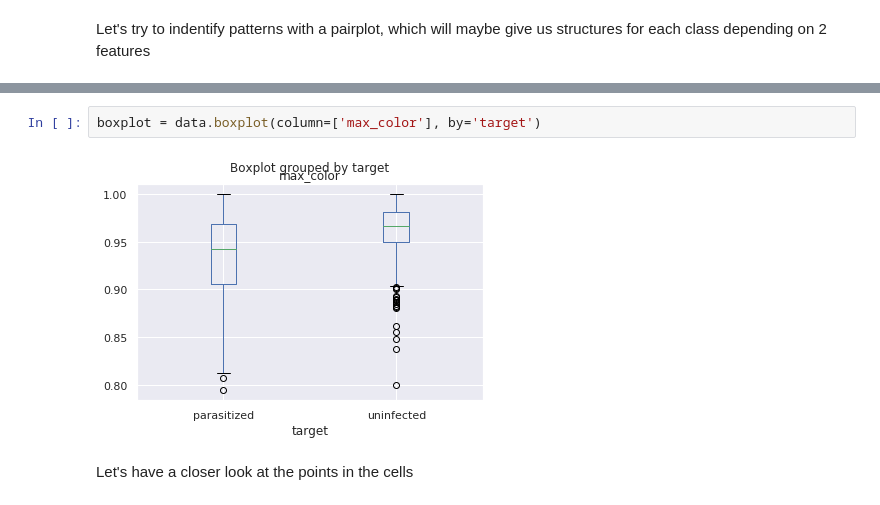
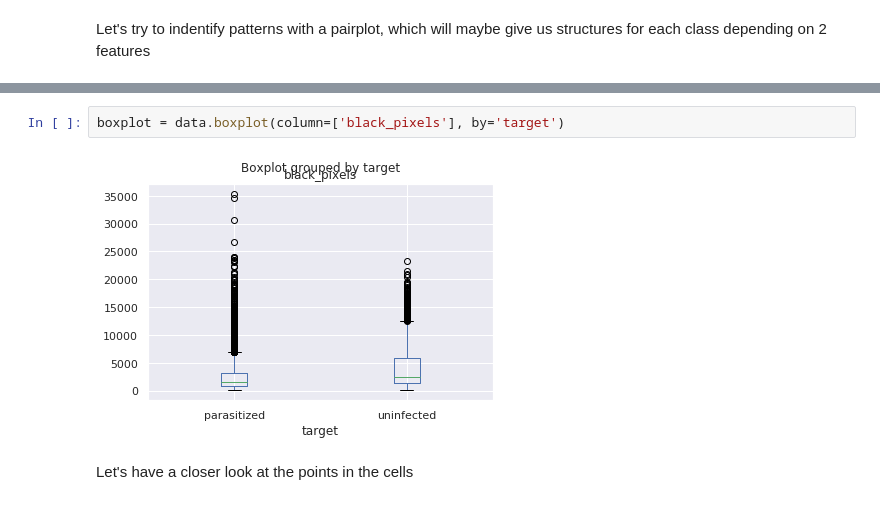
Before and after one commit to Theodb/MediChal, a Jupyter notebook: starting_kit/README.ipynb, the cells around one changed output, grey strips where cells are left out. Saved outputs shown, nothing was run; the diff lists cells and outputs as text.

```diff
--- a/starting_kit/README.ipynb
+++ b/starting_kit/README.ipynb
@@ -138,7 +134,7 @@ sns.heatmap(df_new.corr(), annot = True)
 # %%
-boxplot = data.boxplot(column=['max_color'], by='target')
+boxplot = data.boxplot(column=['black_pixels'], by='target')
 # %% [output]
-[figure, old version]
+[figure, new version]
 # %% [markdown]
 Let's have a closer look at the points in the cells
 # %%
```
Also changed, not shown: parts of 21 cells of this notebook.
